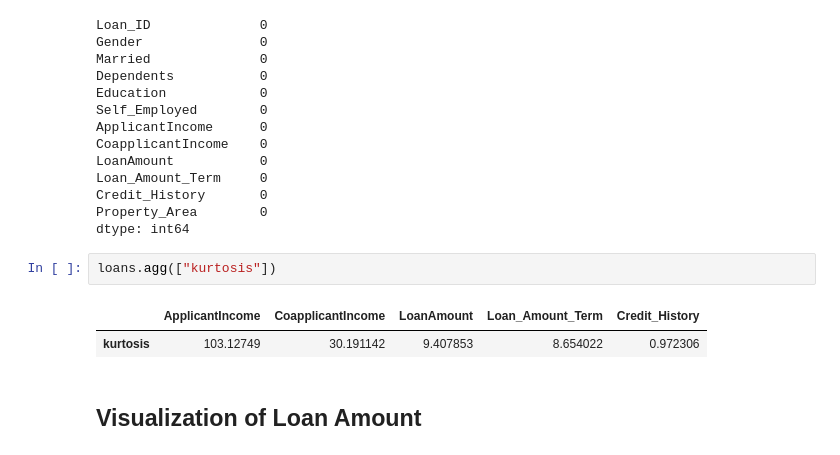
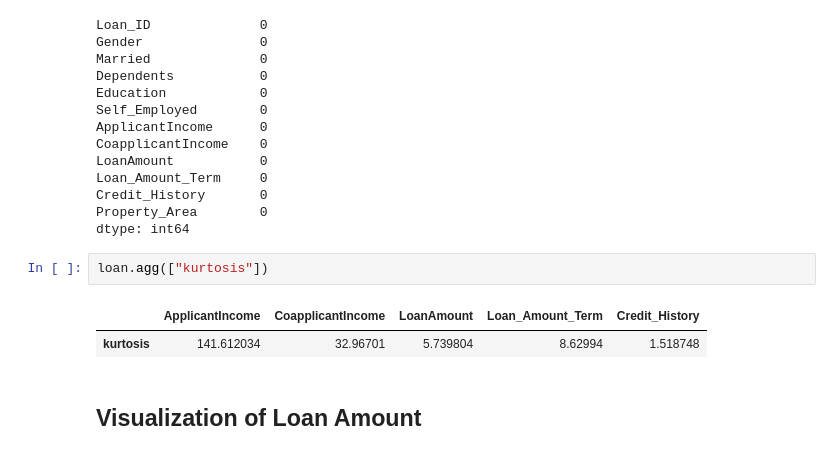
Before and after one commit to fbuche23/Data-Cleaning-in-Pythoon, a Jupyter notebook: Bank_LoansProject.ipynb, the cells around one changed output. Drawn from its saved outputs; the diff is of its cells as text.

```diff
--- a/Bank_LoansProject.ipynb
+++ b/Bank_LoansProject.ipynb
@@ -112,10 +112,10 @@ Credit_History       0
 Property_Area        0
 dtype: int64
 # %%
-loans.agg(["kurtosis"])
+loan.agg(["kurtosis"])
 # %% [output]
 |  | ApplicantIncome | CoapplicantIncome | LoanAmount | Loan_Amount_Term | Credit_History |
-| kurtosis | 103.12749 | 30.191142 | 9.407853 | 8.654022 | 0.972306 |
+| kurtosis | 141.612034 | 32.96701 | 5.739804 | 8.62994 | 1.518748 |
 # %% [markdown]
 ## Visualization of Loan Amount
 # %% [markdown]
```
Also changed, not shown: parts of 6 cells of this notebook.
